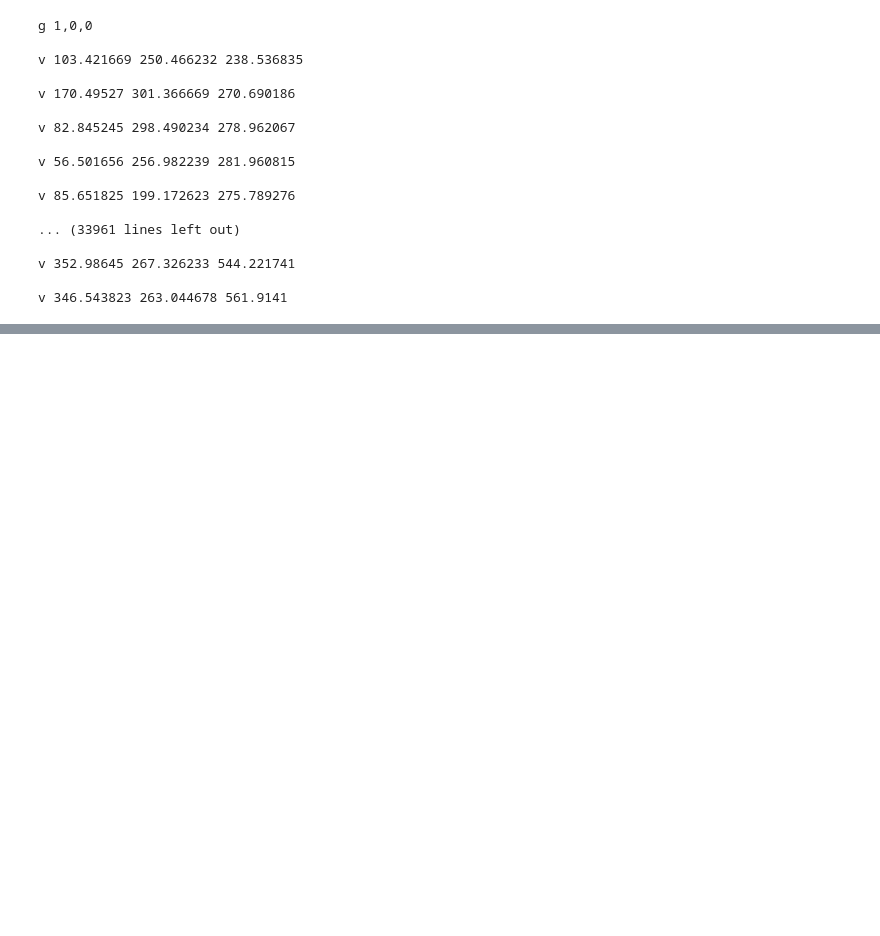
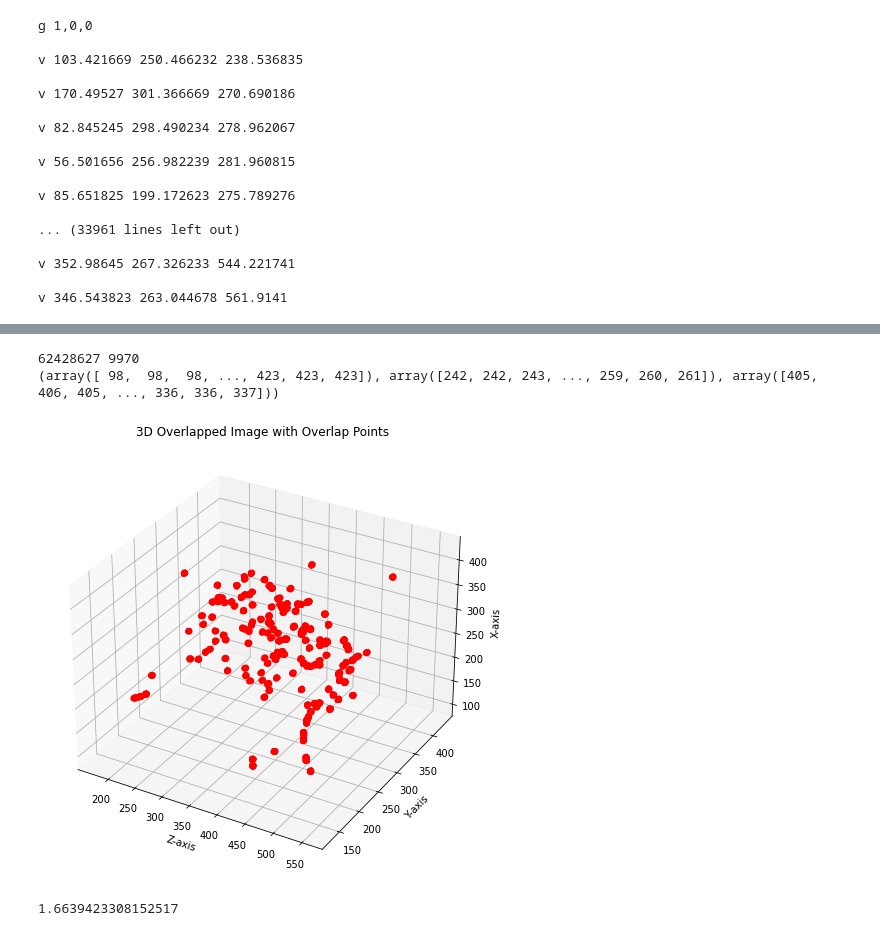
Before and after one commit to guijoe/rmg, a Jupyter notebook: rmg.ipynb, the cells around one changed output, grey strips where cells are left out. Drawn from its saved outputs; the diff is of its cells as text; code cells hidden in the pictures; blank space fills up the shorter version.

```diff
--- a/rmg.ipynb
+++ b/rmg.ipynb
@@ -757,0 +984,35 @@ KeyboardInterrupt:
+# %%
+corners = (sem >= 4)
+print(np.sum(sem), np.sum(corners))
+
+corners = np.where(corners)
+
+print(corners)
+# %% [output]
+62428627 9970
+(array([ 98,  98,  98, ..., 423, 423, 423]), array([242, 242, 243, ..., 259, 260, 261]), array([405, 406, 405, ..., 336, 336, 337]))
+# %%
+import matplotlib.pyplot as plt
+from mpl_toolkits.mplot3d import Axes3D
+
+# Visualize the results in 3D
+fig = plt.figure(figsize=(8, 8))
+ax = fig.add_subplot(111, projection='3d')
+
+#ax.voxels(overlap_image, facecolors='b', edgecolors='k', alpha=0.5)  # Visualize the overlapped structure
+ax.scatter(corners[2], corners[1], corners[0], c='r', marker='.', s=50)  # Plot overlap points
+
+ax.set_xlabel('Z-axis')
+ax.set_ylabel('Y-axis')
+ax.set_zlabel('X-axis')
+ax.set_title('3D Overlapped Image with Overlap Points')
+
+plt.show()
+# %% [output]
+[figure, added]
+# %%
+269.29656189451896 / 161.84248510738746
+
+#233.63082462033248 / 138.1231706121055
+# %% [output]
+1.6639423308152517
```
Also changed, not shown: parts of 5 cells of this notebook, 12 other files.
